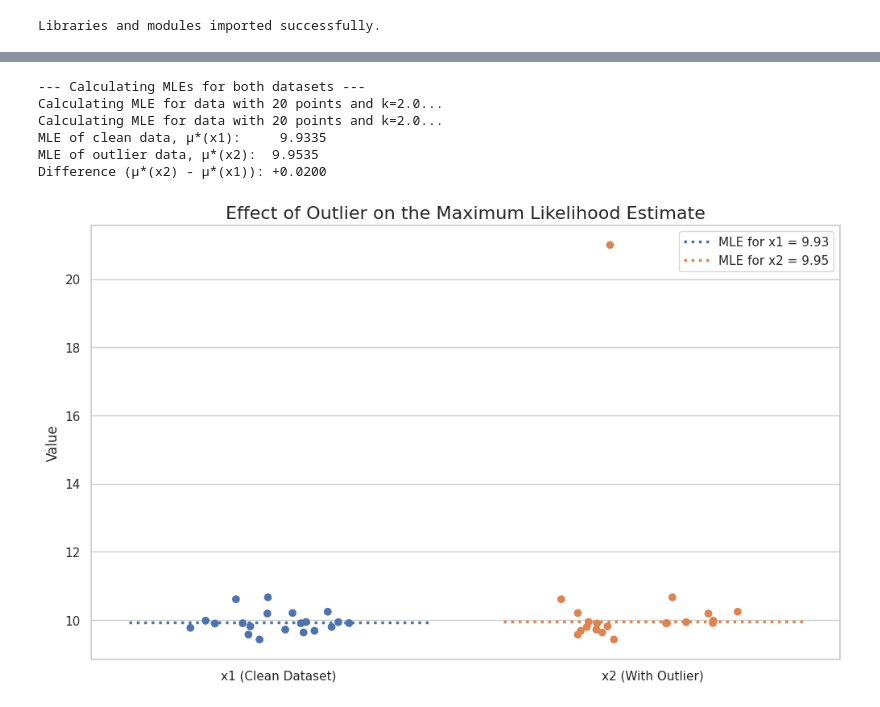
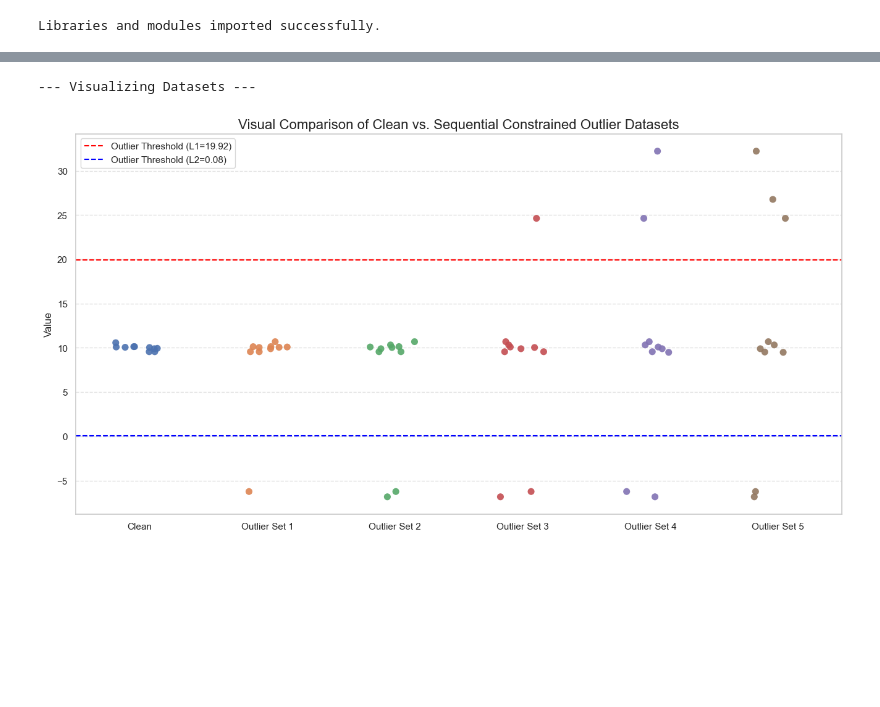
Before and after one commit to shlokmishra/student_t_mle, a Jupyter notebook: outlier_analysis.ipynb, the cells around one changed output, grey strips where cells are left out. Cells and saved outputs as stored; diff of their text form; code cells hidden in the pictures; blank space fills up the shorter version.

```diff
--- a/outlier_analysis.ipynb
+++ b/outlier_analysis.ipynb
@@ -111,33 +131,32 @@ NameError: name 'sf' is not defined
-# %%
-# --- 3. Calculate and Compare MLEs ---
-
-print("--- Calculating MLEs for both datasets ---")
-mu_star_1 = sf.get_mle(x1_clean, params)
-mu_star_2 = sf.get_mle(x2_with_outlier, params)
-
-print(f"MLE of clean data, μ*(x1):     {mu_star_1:.4f}")
-print(f"MLE of outlier data, μ*(x2):  {mu_star_2:.4f}")
-print(f"Difference (μ*(x2) - μ*(x1)): {mu_star_2 - mu_star_1:+.4f}")
-
-# --- Visualize the MLEs on the data plots ---
-plt.figure(figsize=(12, 7))
-sns.stripplot(data=[x1_clean, x2_with_outlier], size=7, jitter=0.25, palette=['#4C72B0', '#DD8452'])
-
-# Add the calculated MLEs as horizontal lines
-plt.axhline(mu_star_1, color='#4C72B0', linestyle=':', lw=2.5, xmin=0.05, xmax=0.45, label=f'MLE for x1 = {mu_star_1:.2f}')
-plt.axhline(mu_star_2, color='#DD8452', linestyle=':', lw=2.5, xmin=0.55, xmax=0.95, label=f'MLE for x2 = {mu_star_2:.2f}')
-
-plt.xticks([0, 1], ['x1 (Clean Dataset)', 'x2 (With Outlier)'])
-plt.ylabel("Value")
-plt.title("Effect of Outlier on the Maximum Likelihood Estimate", fontsize=16)
-plt.legend()
-plt.show()
-# %% [output]
---- Calculating MLEs for both datasets ---
-Calculating MLE for data with 20 points and k=2.0...
-Calculating MLE for data with 20 points and k=2.0...
-MLE of clean data, μ*(x1):     9.9335
-MLE of outlier data, μ*(x2):  9.9535
-Difference (μ*(x2) - μ*(x1)): +0.0200
-[figure, removed]
+# %%
+# --- Visualize the generated datasets ---
+print("\n--- Visualizing Datasets ---")
+plt.figure(figsize=(16, 8))
+
+# Combine all datasets for plotting
+all_datasets_for_plot = [x1_clean] + outlier_datasets
+labels = ['Clean'] + [f'Outlier Set {i+1}' for i in range(len(outlier_datasets))]
+
+# Create the strip plot to visualize all datasets at once
+sns.stripplot(data=all_datasets_for_plot, size=8, jitter=0.2, alpha=0.9)
+
+# Define an outlier threshold just for visualization purposes
+outlier_threshold_L1 = stats.t.ppf(0.995, df=params['k'], loc=params['mu_true'], scale=1)
+plt.axhline(outlier_threshold_L1, color='red', linestyle='--',
+            label=f'Outlier Threshold (L1={outlier_threshold_L1:.2f})')
+
+outlier_threshold_L2 = stats.t.ppf(0.005, df=params['k'], loc=params['mu_true'], scale=1)
+plt.axhline(outlier_threshold_L2, color='blue', linestyle='--',
+            label=f'Outlier Threshold (L2={outlier_threshold_L2:.2f})')
+
+# Final plot styling
+plt.xticks(ticks=range(len(labels)), labels=labels)
+plt.ylabel("Value", fontsize=12)
+plt.title("Visual Comparison of Clean vs. Sequential Constrained Outlier Datasets", fontsize=16)
+plt.legend()
+plt.grid(axis='y', linestyle='--', alpha=0.6)
+plt.show()
+# %% [output]
+--- Visualizing Datasets ---
+[figure, added]
 # %%
```
Also changed, not shown: parts of 14 cells of this notebook, 4 other files.
